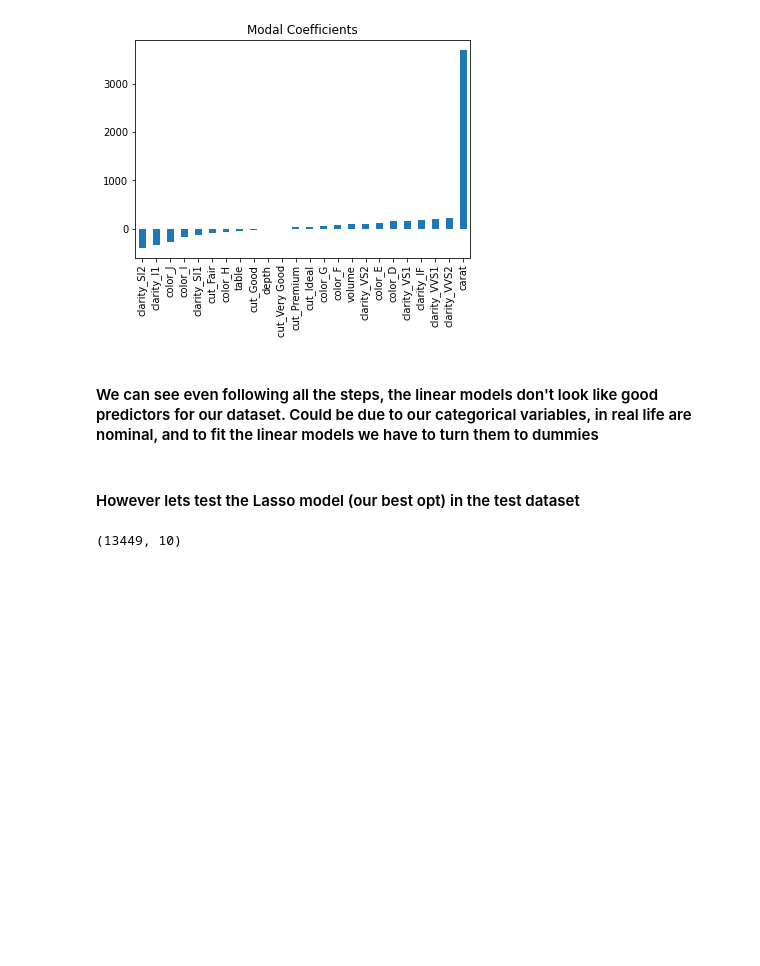
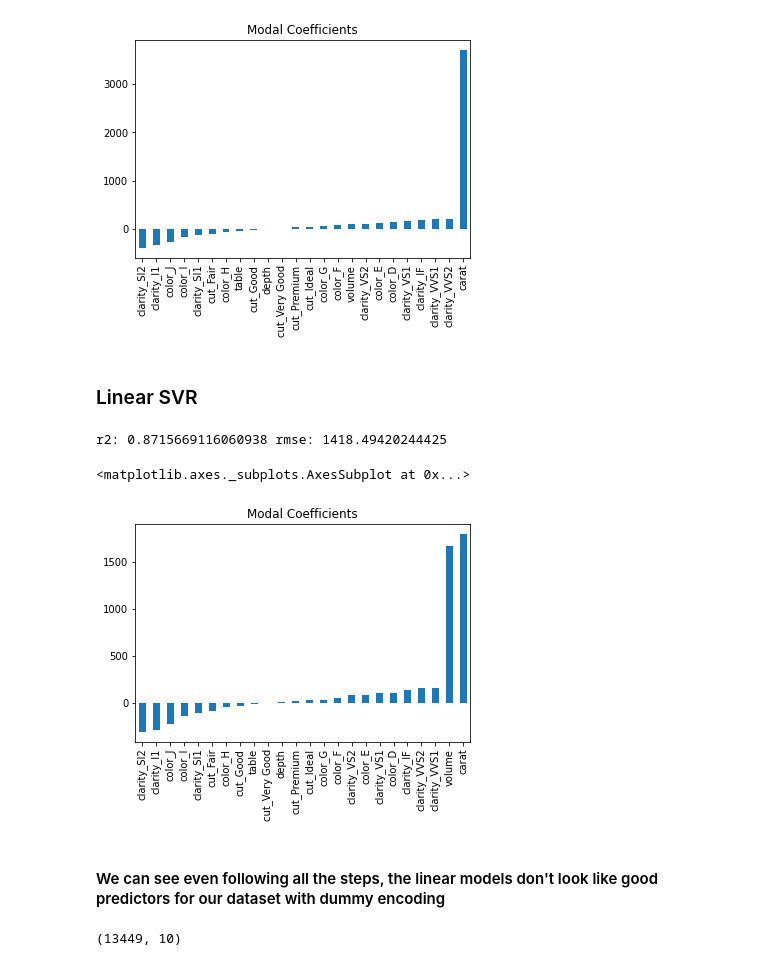
Before and after one commit to diego-florez/Diamonds-Price-Prediction, a Jupyter notebook: 2-linear-models-dummies.ipynb, the cells around one changed output. Cells and saved outputs as stored; diff of their text form; code cells hidden in the pictures; blank space fills up the shorter version.

```diff
--- a/2-linear-models.ipynb
+++ b/2-linear-models-dummies.ipynb
@@ -418,7 +428,9 @@ coef.plot(kind='bar', title='Modal Coefficients')
 # %%
 from sklearn.linear_model import BayesianRidge
 
-bayreg = BayesianRidge().fit(X_training, y_training)
+bayreg = BayesianRidge()
+
+bayreg.fit(X_training, y_training)
 
 bayreg_pred = bayreg.predict(X_test)
 # %%
@@ -443,7 +455,9 @@ coef.plot(kind='bar', title='Modal Coefficients')
 # %%
 from sklearn.linear_model import HuberRegressor
 
-hubreg = HuberRegressor().fit(X_training, y_training)
+hubreg = HuberRegressor()
+
+hubreg.fit(X_training, y_training)
 
 hubreg_pred = hubreg.predict(X_test)
 # %%
@@ -463,10 +477,35 @@ coef.plot(kind='bar', title='Modal Coefficients')
 # %% [output]
 <matplotlib.axes._subplots.AxesSubplot at 0x...>
 [figure]
+# %% [markdown]
+### Linear SVR
+# %%
+from sklearn.svm import LinearSVR
+
+svrReg = LinearSVR()
+
+svrReg.fit(X_training, y_training)
+
+svrReg_pred = svrReg.predict(X_test)
+# %%
+svr_r2 = svrReg.score(X_test, y_test)
+
+svr_rmse = mean_squared_error(y_test, svrReg_pred, sample_weight=None, multioutput='uniform_average', squared=False)
+
+print("r2:",svr_r2,"rmse:",svr_rmse)
+# %% [output]
+r2: 0.8715669116060938 rmse: 1418.49420244425
+# %%
+predictors = X_training.columns
+
+coef = pd.Series(svrReg.coef_,predictors).sort_values()
+
+coef.plot(kind='bar', title='Modal Coefficients')
+# %% [output]
+<matplotlib.axes._subplots.AxesSubplot at 0x...>
+[figure, added]
 # %% [markdown]
-#### We can see even following all the steps, the linear models don't look like good predictors for our dataset. Could be due to our categorical variables, in real life are nominal, and to fit the linear models we have to turn them to dummies
+#### We can see even following all the steps, the linear models don't look like good predictors for our dataset with dummy encoding
-# %% [markdown]
-#### However lets test the Lasso model (our best opt) in the test dataset
 # %%
 testdf = pd.read_csv("INPUT/diamonds_test.csv")
 print(testdf.shape)
```
Also changed, not shown: parts of 38 cells of this notebook, 14 other files.
